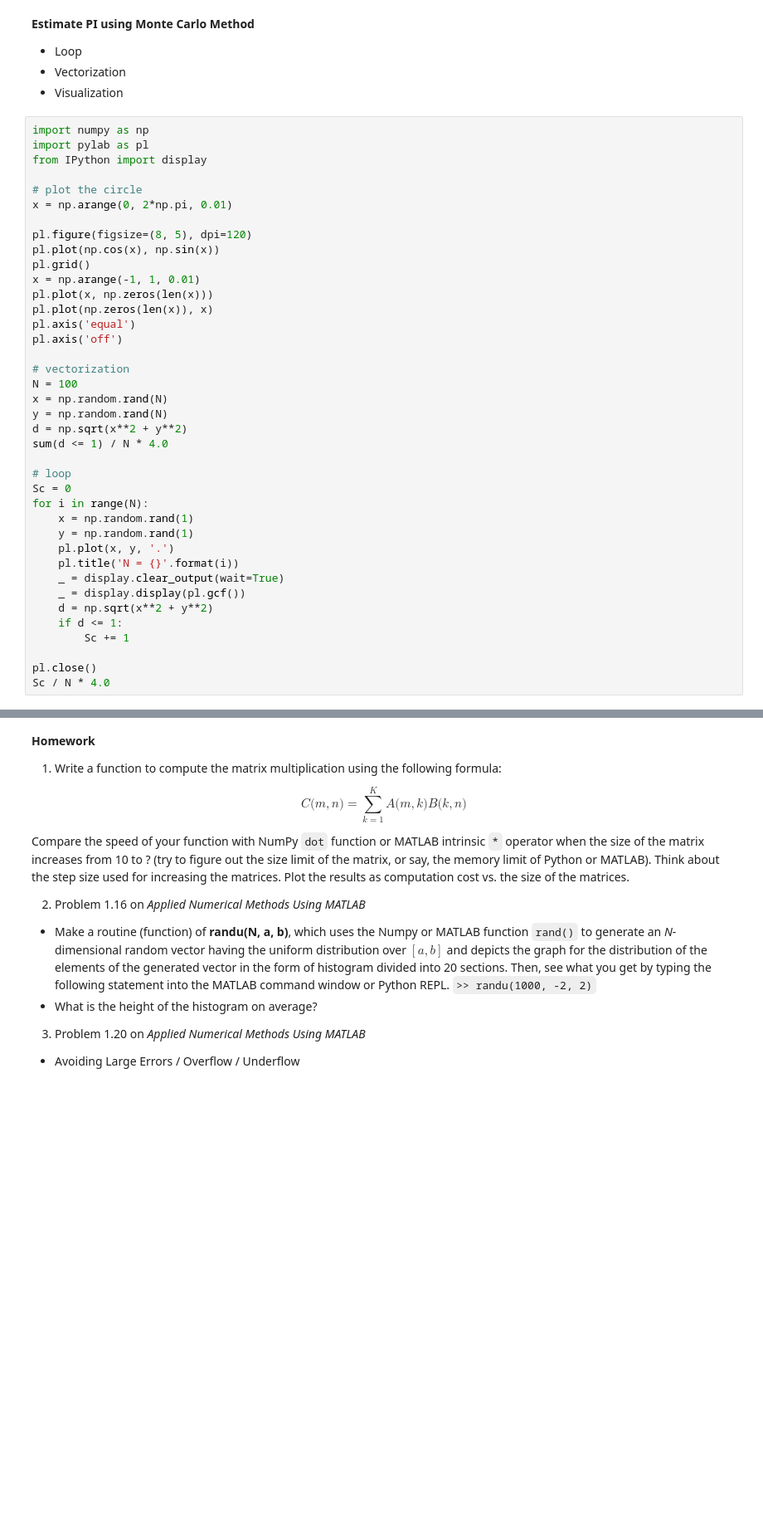
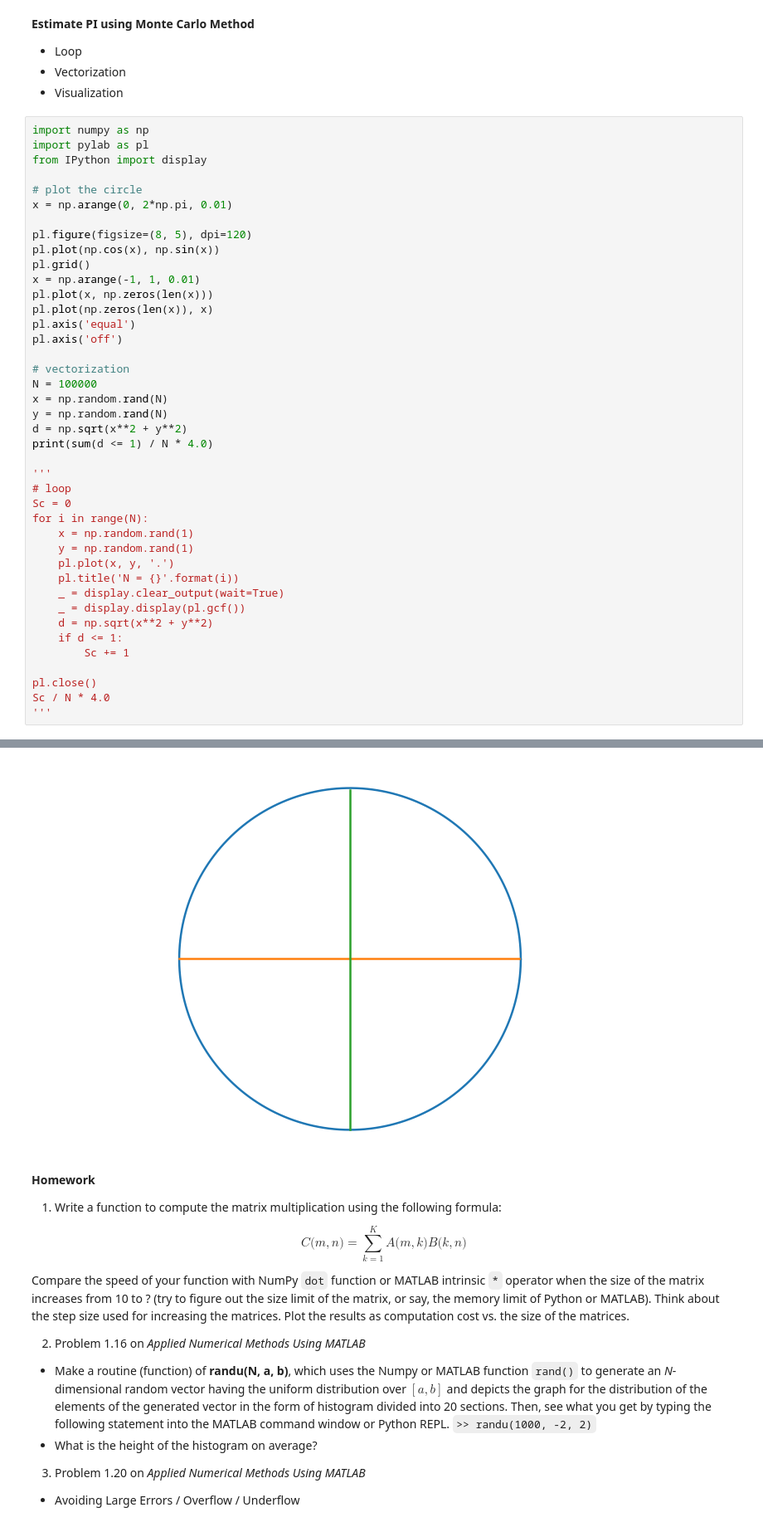
Before and after one commit to niujie/Python_Course_2020, a Jupyter notebook: Python_Course_Presentation_2.ipynb, the cells around one changed output, grey strips where cells are left out. Shown at 83% size. Cells and saved outputs as stored; diff of their text form; blank space fills up the shorter version.

```diff
--- a/Python_Course_Presentation_2.ipynb
+++ b/Python_Course_Presentation_2.ipynb
@@ -236,12 +271,13 @@ pl.axis('equal')
 pl.axis('off')
 
 # vectorization
-N = 100
+N = 100000
 x = np.random.rand(N)
 y = np.random.rand(N)
 d = np.sqrt(x**2 + y**2)
-sum(d <= 1) / N * 4.0
+print(sum(d <= 1) / N * 4.0)
 
+'''
 # loop
 Sc = 0
 for i in range(N):
@@ -257,3 +293,5 @@ for i in range(N):
 
 pl.close()
 Sc / N * 4.0
+'''
+# %% [output]
@@ -260,3 +300,4 @@ Sc / N * 4.0
+[figure, added]
 # %% [markdown]
 **Homework**
 1. Write a function to compute the matrix multiplication using the following formula:
```
Also changed, not shown: parts of 15 cells of this notebook, 8 other files.
